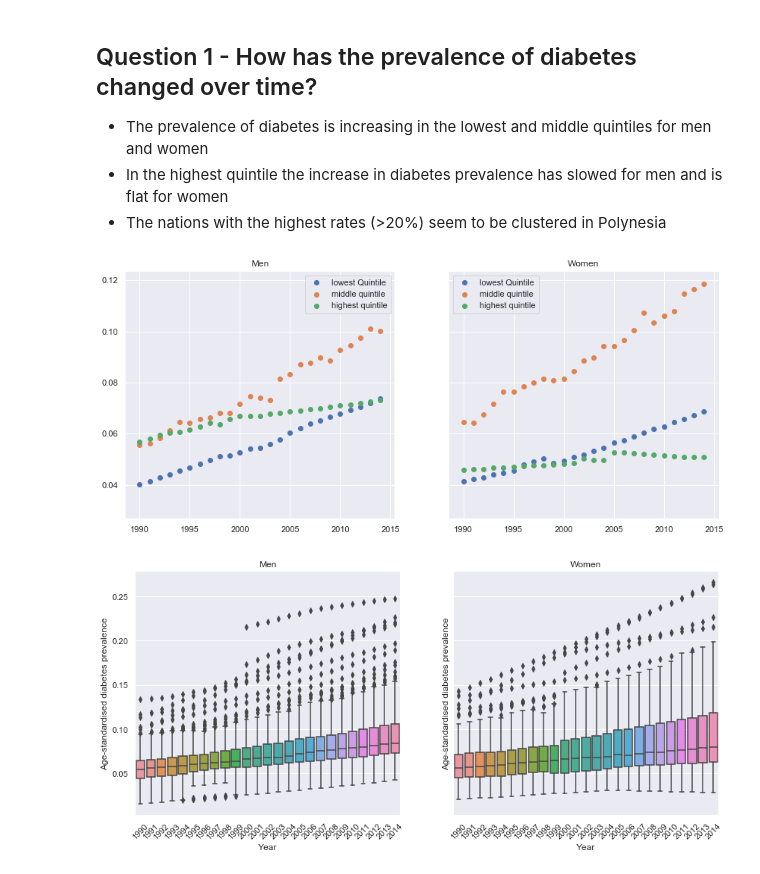
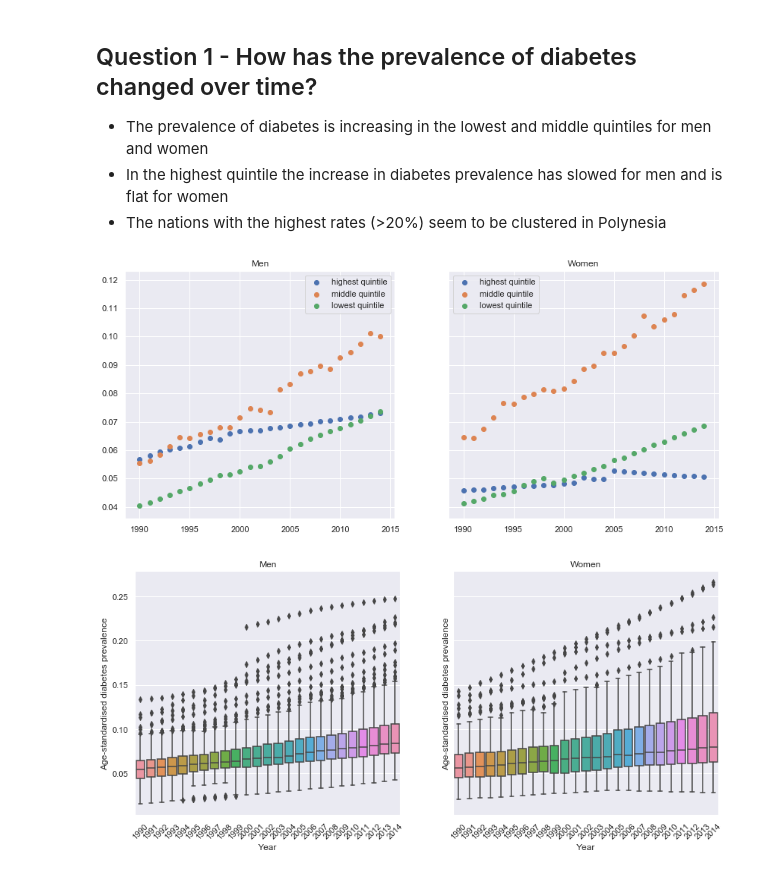
Before and after one commit to amateola7/Project-1-group4, a Jupyter notebook: ProjectOne_GroupFour_DataAnalysis.ipynb, the cells around one changed output. Saved outputs shown, nothing was run; the diff lists cells and outputs as text; code cells hidden in the pictures.

```diff
--- a/ProjectOne_GroupFour_DataAnalysis.ipynb
+++ b/ProjectOne_GroupFour_DataAnalysis.ipynb
@@ -117,19 +128,22 @@ plt.title(f"Human Development Index (HDI, by Highest, Middle and Lowest Quintile
 # %%
 fig1, (axes1a,axes1b) = plt.subplots(1,2,figsize=(14,6),sharey=True)
 
+axes1a.scatter(men_quintile_5.index, men_quintile_5['Age-standardised diabetes prevalence'])
+axes1a.scatter(men_quintile_3.index, men_quintile_3['Age-standardised diabetes prevalence'])
 axes1a.scatter(men_quintile_1.index, men_quintile_1['Age-standardised diabetes prevalence'])
-axes1a.scatter(men_quintile_3.index, men_quintile_3['Age-standardised diabetes prevalence'])
-axes1a.scatter(men_quintile_5.index, men_quintile_5['Age-standardised diabetes prevalence'])
-axes1a.legend(["lowest Quintile", "middle quintile", "highest quintile"])
+
+axes1a.legend(["highest quintile", "middle quintile", "lowest quintile"])
 axes1a.set_title('Men')
 
+axes1b.scatter(women_quintile_5.index, women_quintile_5['Age-standardised diabetes prevalence'])
+axes1b.scatter(women_quintile_3.index, women_quintile_3['Age-standardised diabetes prevalence'])
 axes1b.scatter(women_quintile_1.index, women_quintile_1['Age-standardised diabetes prevalence'])
-axes1b.scatter(women_quintile_3.index, women_quintile_3['Age-standardised diabetes prevalence'])
-axes1b.scatter(women_quintile_5.index, women_quintile_5['Age-standardised diabetes prevalence'])
-axes1b.legend(["lowest Quintile", "middle quintile", "highest quintile"])
+
+
+axes1b.legend(["highest quintile", "middle quintile", "lowest quintile"])
 axes1b.set_title('Women');
 # %% [output]
-[figure, old version]
+[figure, new version]
 # %%
 fig2, (axes2a, axes2b) = plt.subplots(1,2,figsize=(14,6),sharey=True)
 m=sns.boxplot(ax=axes2a,x=no_nan_men['Year'],y=no_nan_men['Age-standardised diabetes prevalence'],orient='v')
```
Also changed, not shown: parts of 3 cells of this notebook.
